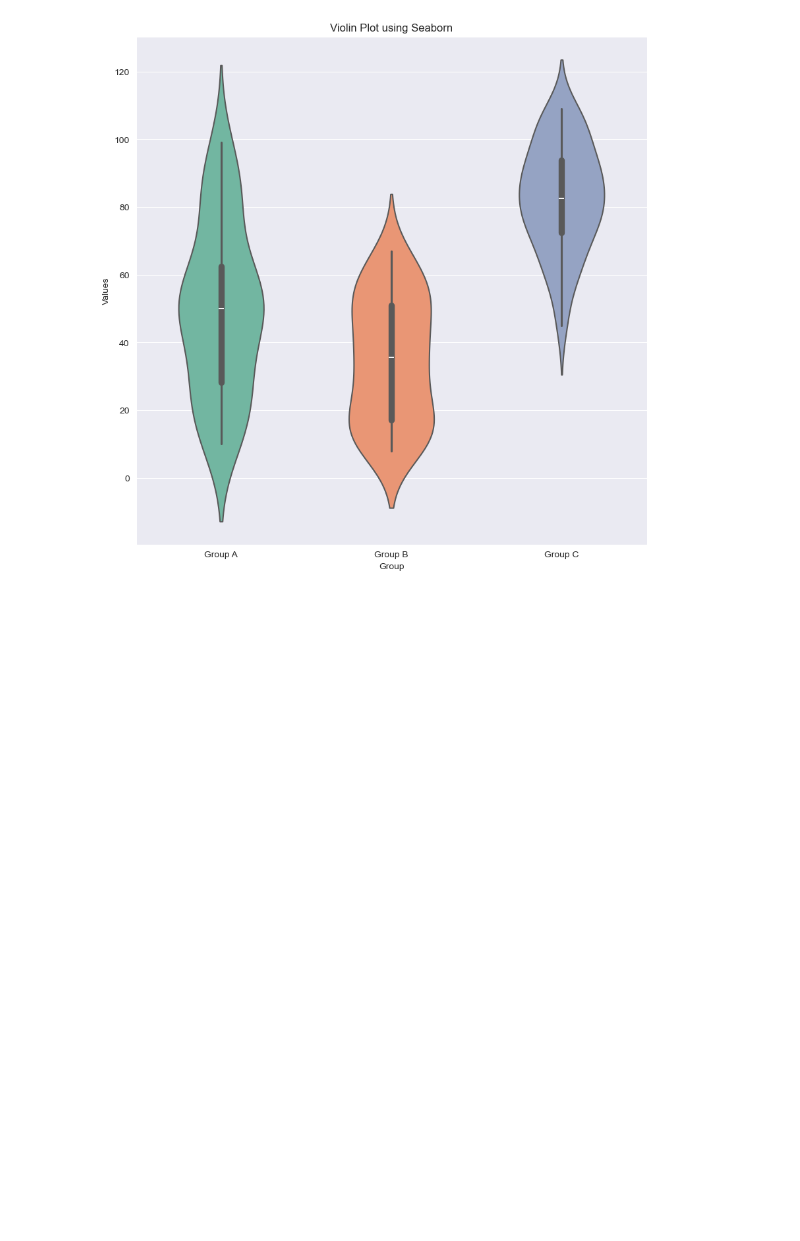
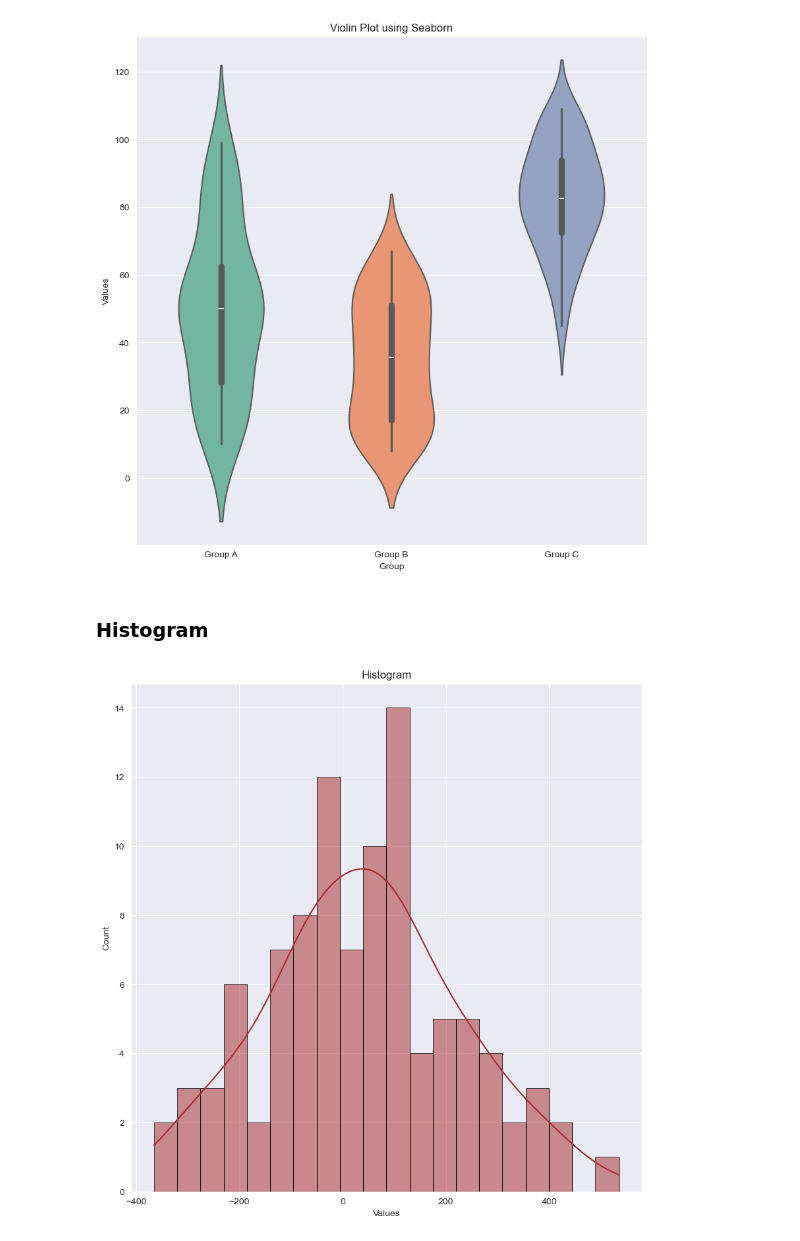
Before and after one commit to ashuka-aa/Learning_Data_Science, a Jupyter notebook: Data_Visualization/Other_Plots.ipynb, the cells around one changed output. Cells and saved outputs as stored; diff of their text form; code cells hidden in the pictures; blank space fills up the shorter version.

Commit message:
Histogram and 3D Scatter plot

```diff
--- a/Data_Visualization/Other_Plots.ipynb
+++ b/Data_Visualization/Other_Plots.ipynb
@@ -137,3 +140,25 @@ plt.title('Violin Plot using Seaborn')
 plt.show()
 # %% [output]
 [figure]
+# %% [markdown]
+### Histogram
+# %%
+values = np.random.normal(50,200,100)
+# %%
+plt.figure(figsize = (10,10))
+
+sns.histplot(
+    data = values,
+    kde = True,
+    bins = 20,
+    color = 'brown',
+    edgecolor = 'black',
+    linewidth = 0.5
+)
+plt.title('Histogram')
+plt.xlabel('Values')
+plt.ylabel('Count')
+plt.savefig('Hist.png')
+plt.show()
+# %% [output]
+[figure, added]
```
Also changed, not shown: parts of 6 cells of this notebook.
